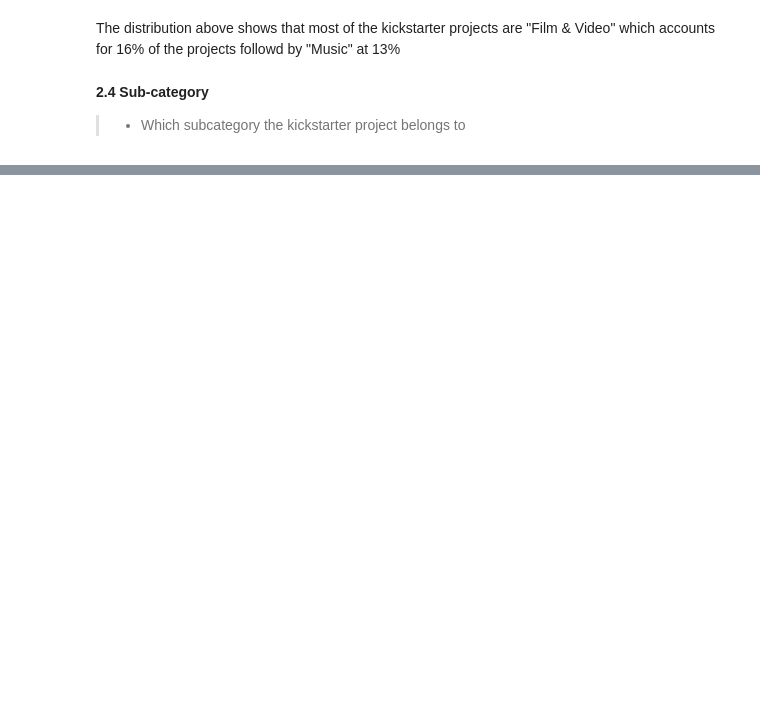
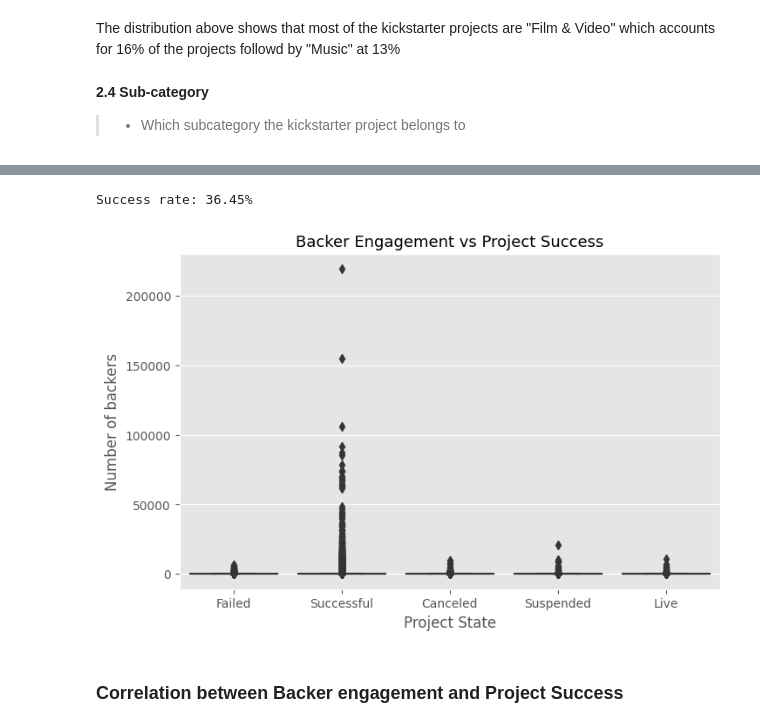
Before and after one commit to rongachoka/Kickstarter_Projects_Analysis, a Jupyter notebook: index_1.ipynb, the cells around one changed output, grey strips where cells are left out. Saved outputs shown, nothing was run; the diff lists cells and outputs as text; code cells hidden in the pictures; blank space fills up the shorter version.

```diff
--- a/index_1.ipynb
+++ b/index_1.ipynb
@@ -305,0 +386,8 @@ KeyboardInterrupt:
+# %%
+## Dropping columns
+
+kickstarter_df.drop(["ID", "Launched","Deadline"], axis = 1, inplace = True)
+
+## Overview of our data
+
+kickstarter_df.head()
@@ -305,0 +474,18 @@ KeyboardInterrupt:
+# %%
+## Calculating success rate
+
+success_rate = kickstarter_df[(kickstarter_df["State"] == "Successful") | (kickstarter_df["State"] == "Live")]["State"].count() / kickstarter_df["State"].count() * 100
+
+print(f"Success rate: {round(success_rate, 2)}%")
+# %% [output]
+Success rate: 36.45%
+# %%
+plt.figure(figsize = (8, 5))
+sns.boxplot(x = kickstarter_df["State"], y = kickstarter_df["Backers"], palette = "viridis");
+plt.xlabel("Project State", fontsize = 12);
+plt.ylabel("Number of backers", fontsize = 12);
+plt.title("Backer Engagement vs Project Success", fontsize = 13);
+# %% [output]
+[figure, added]
+# %% [markdown]
+### Correlation between Backer engagement and Project Success
```
Also changed, not shown: parts of 34 cells of this notebook, 1 other file.
